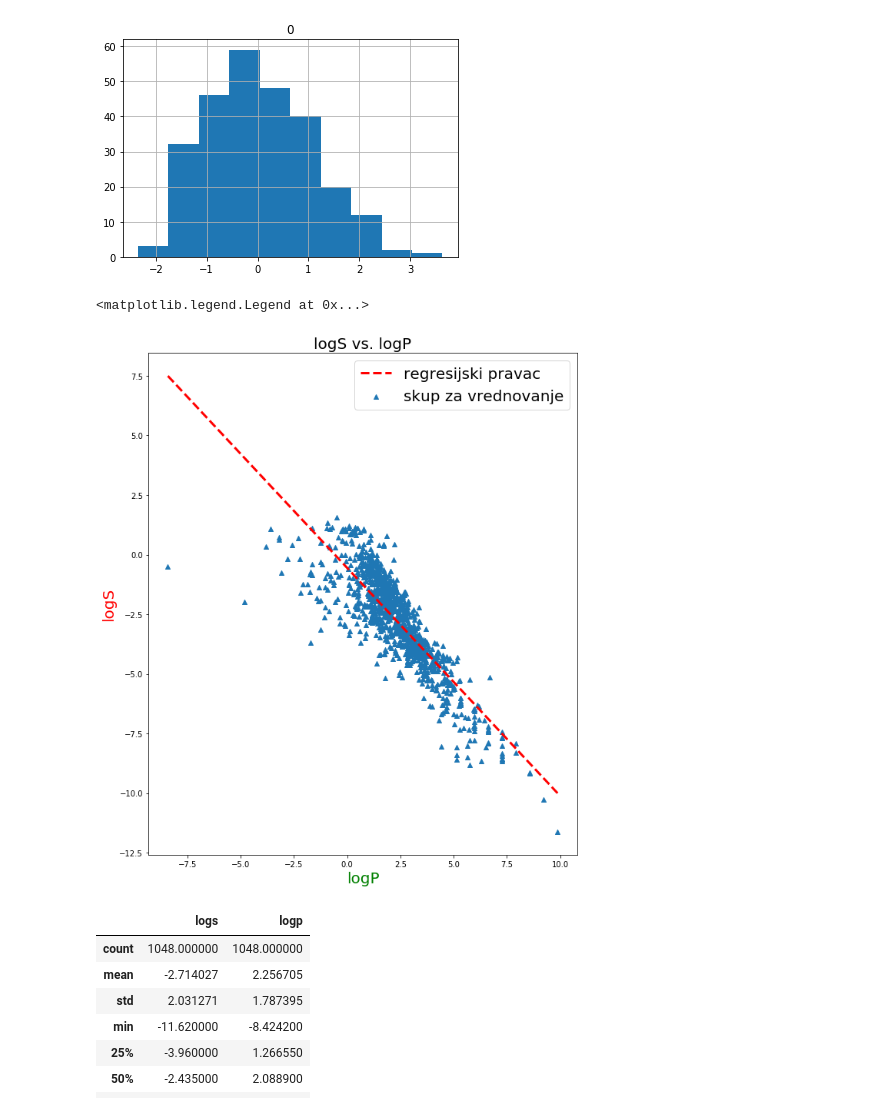
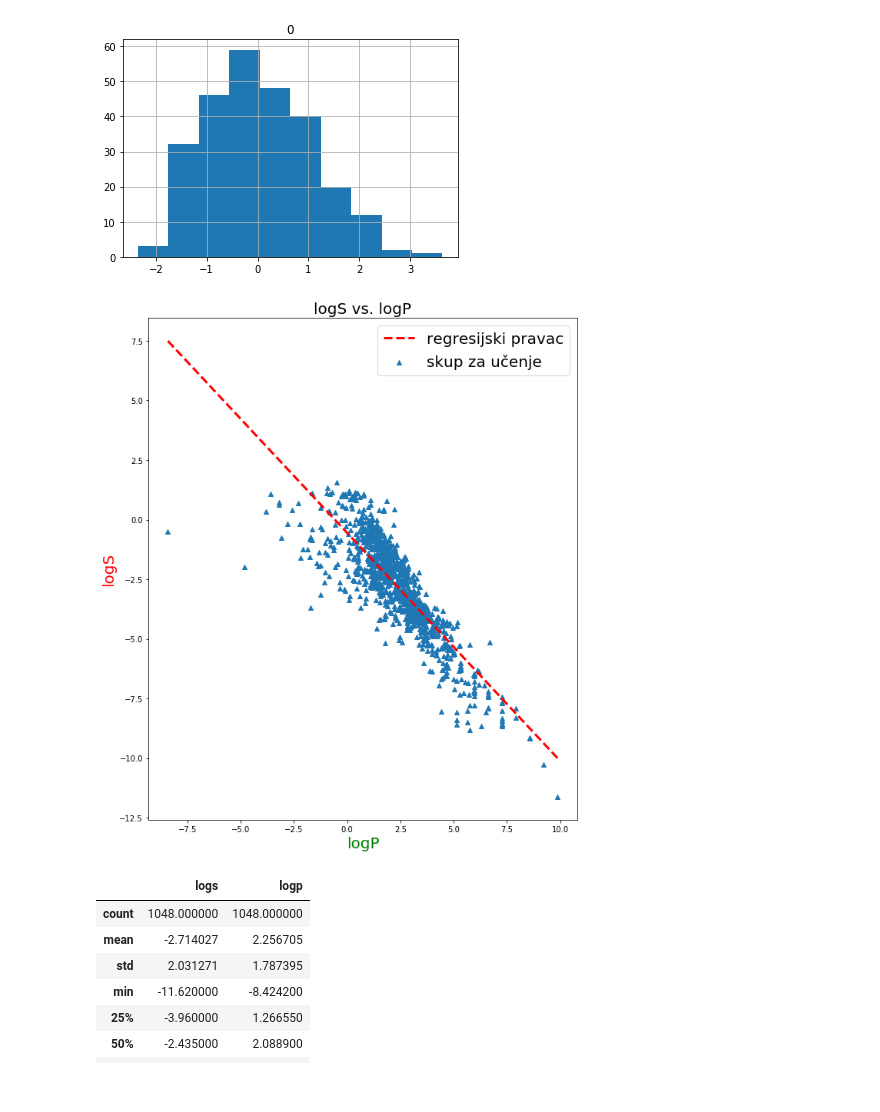
Before and after one commit to Jeca1991/modeliranje-tutorial, a Jupyter notebook: qsar_tut.ipynb, the cells around one changed output. Drawn from its saved outputs; the diff is of its cells as text; code cells hidden in the pictures.

```diff
--- a/qsar_tut.ipynb
+++ b/qsar_tut.ipynb
@@ -157,19 +157,19 @@ array([[<matplotlib.axes._subplots.AxesSubplot object at 0x...>]], dtype=object)
 # %%
 fig, ax =plt.subplots(figsize=(10,12))
 #scatter plot
-plt.scatter(x=train_set.logp, y=train_set.logs, marker='^', label='skup za vrednovanje')
+plt.scatter(x=train_set.logp, y=train_set.logs, marker='^', label='skup za učenje')
 #regresijska linija
 x_space=np.array([min(train_set.logp),max(train_set.logp)])
 y_fit=x_space*fitter.coef_ + fitter.intercept_
 ax.plot(x_space,y_fit, linestyle='--', c='r', lw=3, label="regresijski pravac")
 #
 ax.set_ylabel('logS', fontsize=20, color='red')
 ax.set_xlabel('logP', fontsize=20, color='green')
 ax.set_title('logS vs. logP', fontsize=20)
 plt.legend(fontsize=20)
+plt.savefig('fig7.png')
 # %% [output]
-<matplotlib.legend.Legend at 0x...>
-[figure, old version]
+[figure, new version]
 # %%
 train_set[['logs','logp']].describe()
 # %% [output]
```
Also changed, not shown: parts of 5 cells of this notebook, 2 other files.
